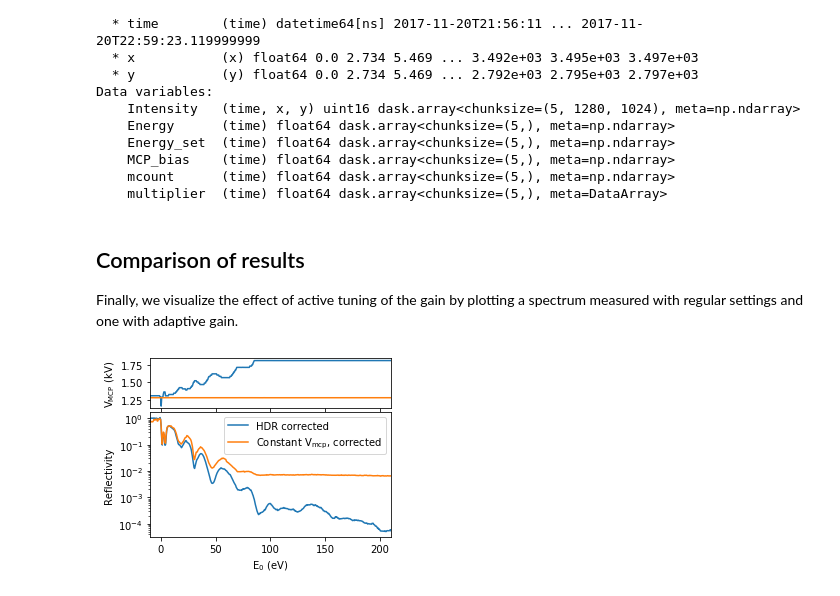
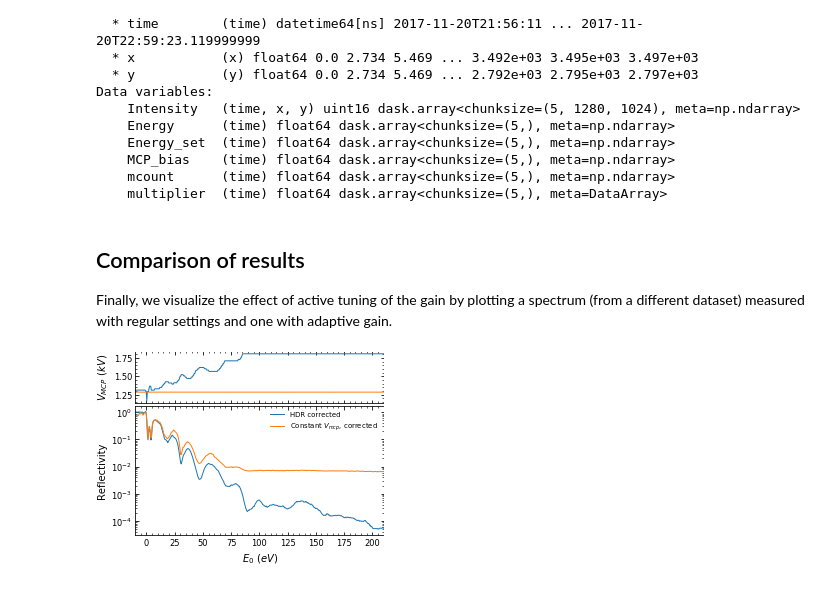
Before and after one commit to TAdeJong/LEEM-analysis, a Jupyter notebook: 1 - Detector Correction.ipynb, the cells around one changed output. Cells and saved outputs as stored; diff of their text form; code cells hidden in the pictures.

```diff
--- a/1 - Detector Correction.ipynb
+++ b/1 - Detector Correction.ipynb
@@ -326,27 +326,25 @@ Data variables:
     multiplier  (time) float64 dask.array<chunksize=(5,), meta=DataArray>
 # %% [markdown]
 ## Comparison of results
-Finally, we visualize the effect of active tuning of the gain by plotting a spectrum measured with regular settings and one with adaptive gain.
+Finally, we visualize the effect of active tuning of the gain by plotting a spectrum (from a different dataset) measured with regular settings and one with adaptive gain.
 # %%
-Ehdr, Ihdr = np.genfromtxt(os.path.join(folder, '20190509_142203_3.5um_561.5_IVhdrBILAYER_.csv'), unpack=True)
-E, I = np.genfromtxt(os.path.join(folder, '20190509_155656_3.5um_562.1_IVBILAYER.csv'), unpack=True)
-CP = np.genfromtxt(os.path.join(folder, '20190509_155656_3.5um_562.1_IV_CHANNELPLATE.txt'))
-CPhdr = np.genfromtxt(os.path.join(folder, '20190509_142203_3.5um_561.5_IVhdr_CHANNELPLATE.txt'))
+hdr = xr.load_dataset(os.path.join(folder, '20190509_142203_3.5um_561.5_IVhdr_BILAYER.nc'))
+ref = xr.load_dataset(os.path.join(folder, '20190509_155656_3.5um_562.1_IV_BILAYER.nc'))
 
 fig, axs = plt.subplots(nrows=2, gridspec_kw={'height_ratios': [0.8,2]}, sharex=True, figsize=[4,3])
-axs[0].plot(Ehdr, CPhdr)
-axs[0].plot(E, CP)
+axs[0].plot(hdr.Energy, hdr.MCP_bias)
+axs[0].plot(ref.Energy, ref.MCP_bias)
 axs[0].margins(x=0)
 axs[0].set_ylabel('$V_{MCP}\ (kV)$')
 
-axs[1].semilogy(Ehdr,Ihdr, label='HDR corrected')
-axs[1].semilogy(E,I, label='Constant $V_{mcp}$, corrected')
+axs[1].semilogy(hdr.Energy, hdr.Intensity, label='HDR corrected')
+axs[1].semilogy(ref.Energy, ref.Intensity, label='Constant $V_{mcp}$, corrected')
 axs[1].margins(x=0)
 axs[1].set_xlabel('$E_0\ (eV)$')
 axs[1].set_ylabel('Reflectivity')
 axs[1].legend()
 plt.tight_layout(h_pad=0.0, pad=0)
 if SAVEFIG:
     plt.savefig('HDRcomparison.pdf')
 # %% [output]
-[figure, old version]
+[figure, new version]
```
Also changed, not shown: parts of 9 cells of this notebook, 1 other file.
